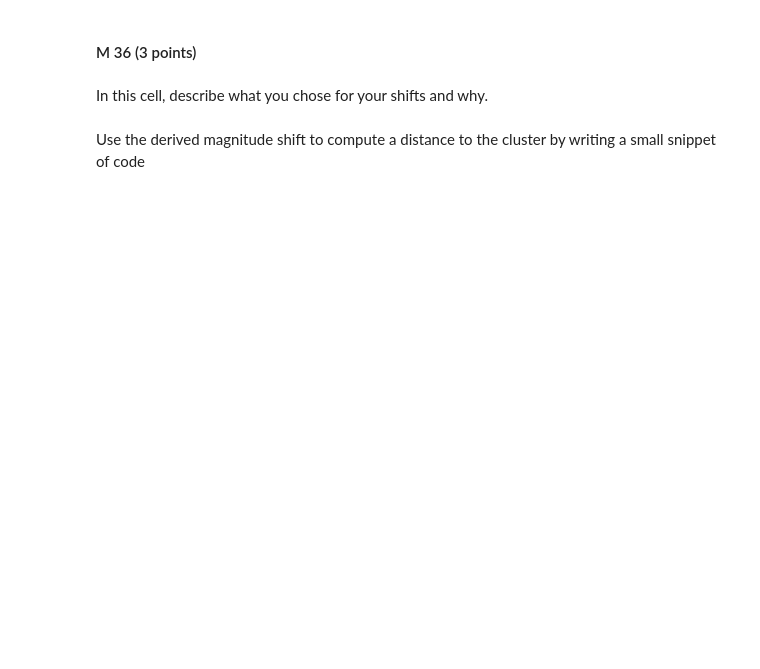
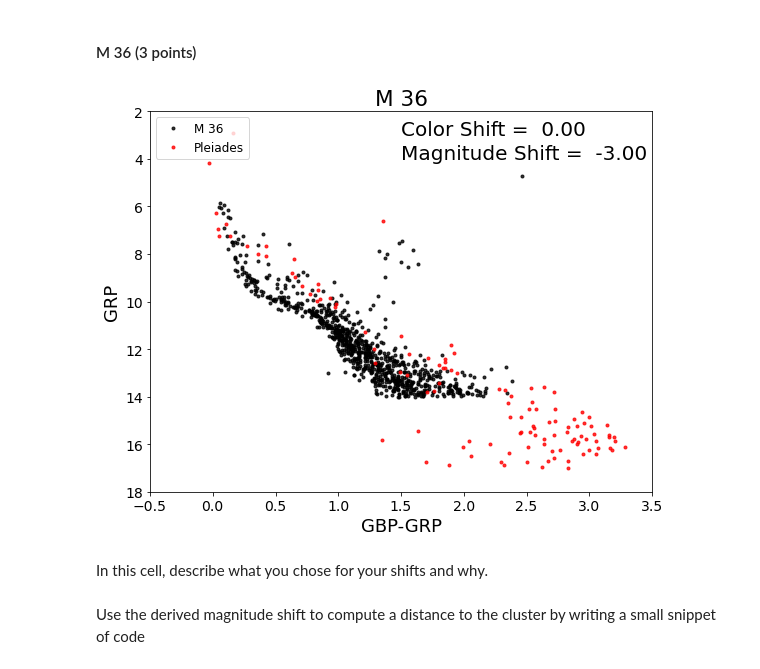
Before and after one commit to JesseGarcia24/CMD_distmod_student, a Jupyter notebook: cluster_plot_student.ipynb, the cells around one changed output. Drawn from its saved outputs; the diff is of its cells as text; code cells hidden in the pictures; blank space fills up the shorter version.

```diff
--- a/cluster_plot_student.ipynb
+++ b/cluster_plot_student.ipynb
@@ -62,7 +62,9 @@ SyntaxError: invalid syntax (<ipython-input-50-478946890db5>, line 5)
 # %% [markdown]
 #### M 36 (3 points)
 # %%
-cp.cmdplot(clustname='M 36',magshift=0.0,colshift=0.0)
+cp.cmdplot(clustname='M 36',magshift=-3,colshift=0.0)
+# %% [output]
+[figure, added]
 # %% [markdown]
 In this cell, describe what you chose for your shifts and why.
 # %% [markdown]
```
Also changed, not shown: parts of 6 cells of this notebook.
